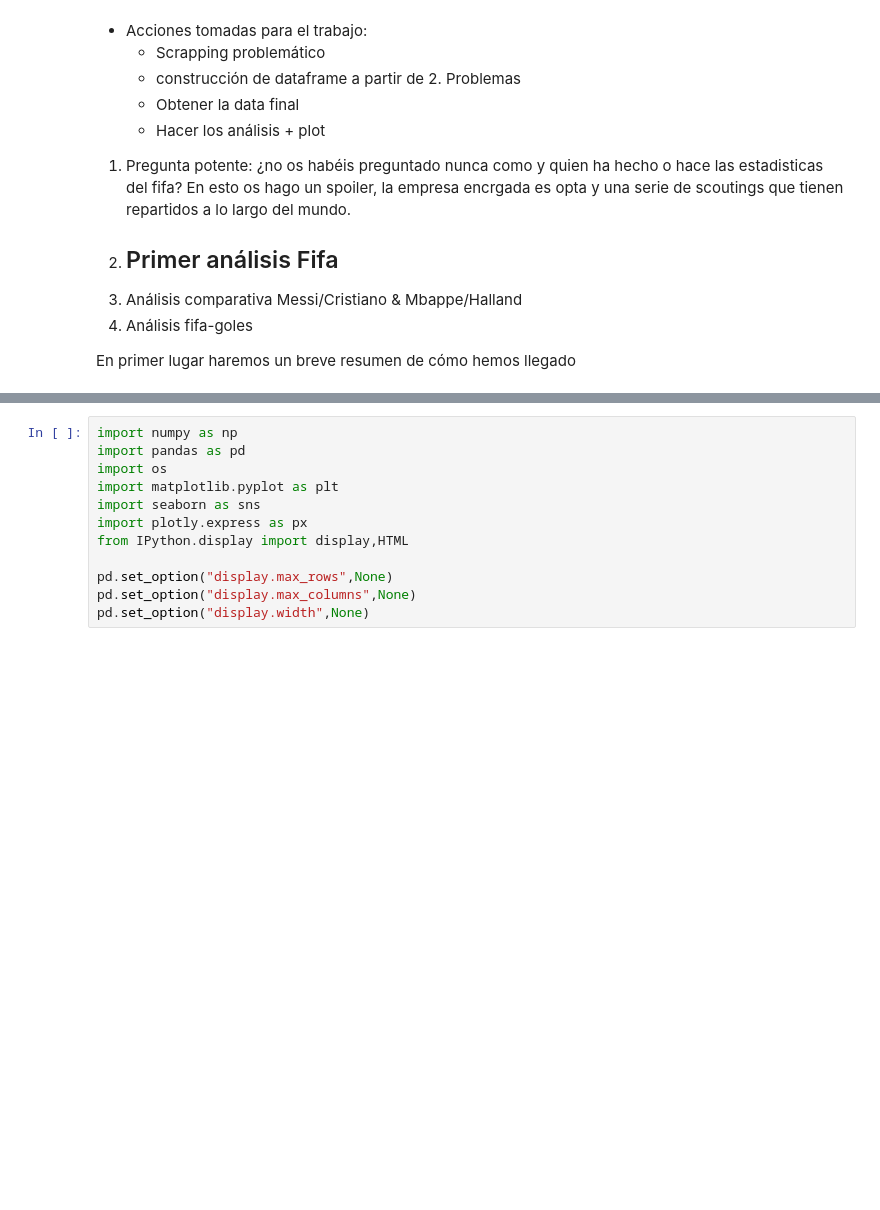
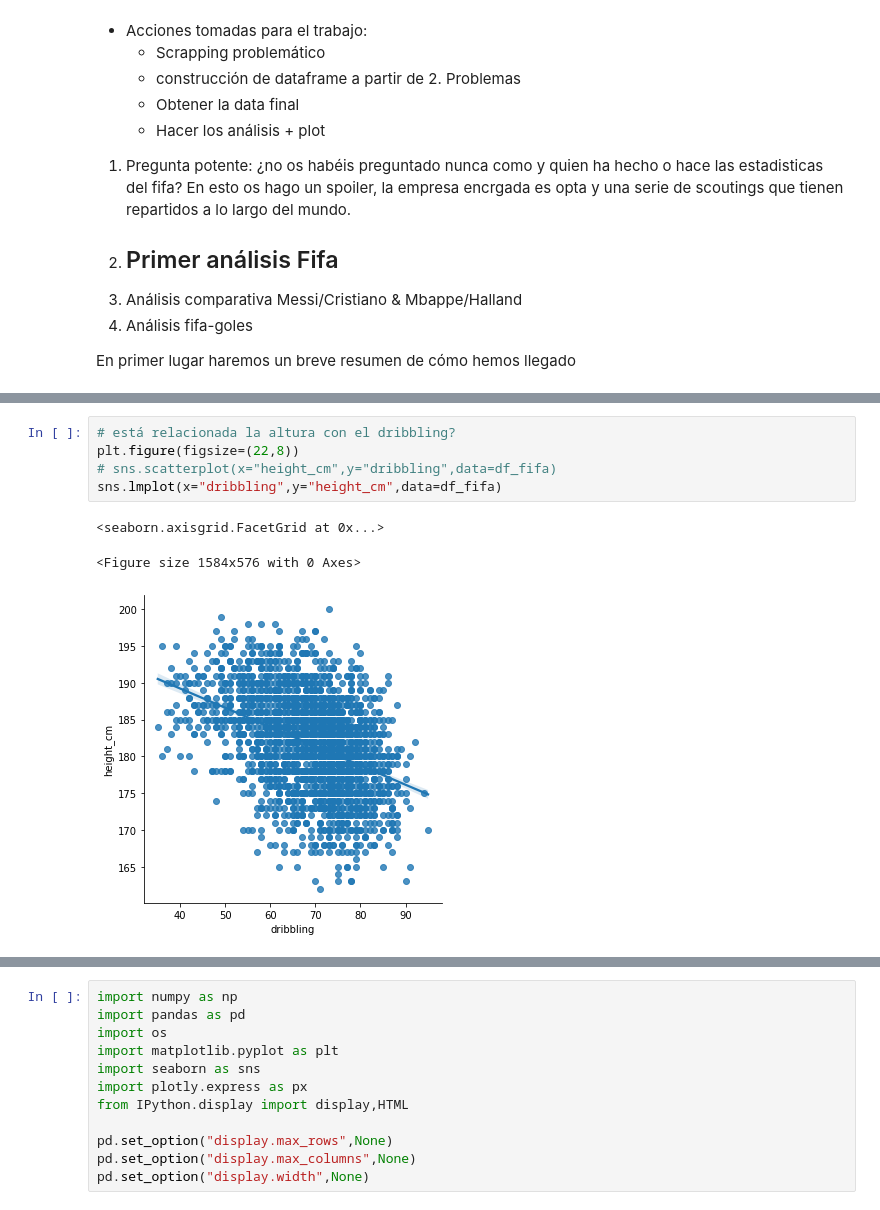
Before and after one commit to 2012FranMartinez/FifaStats-RealGoals, a Jupyter notebook: EDA_fifa_22.ipynb, the cells around one changed output, grey strips where cells are left out. Cells and saved outputs as stored; diff of their text form; blank space fills up the shorter version.

```diff
--- a/EDA_fifa_22.ipynb
+++ b/EDA_fifa_22.ipynb
@@ -22,0 +59,9 @@ En primer lugar haremos un breve resumen de cómo hemos llegado
+# %%
+# está relacionada la altura con el dribbling?
+plt.figure(figsize=(22,8))
+# sns.scatterplot(x="height_cm",y="dribbling",data=df_fifa)
+sns.lmplot(x="dribbling",y="height_cm",data=df_fifa)
+# %% [output]
+<seaborn.axisgrid.FacetGrid at 0x...>
+<Figure size 1584x576 with 0 Axes>
+[figure, added]
```
Also changed, not shown: parts of 78 cells of this notebook.
